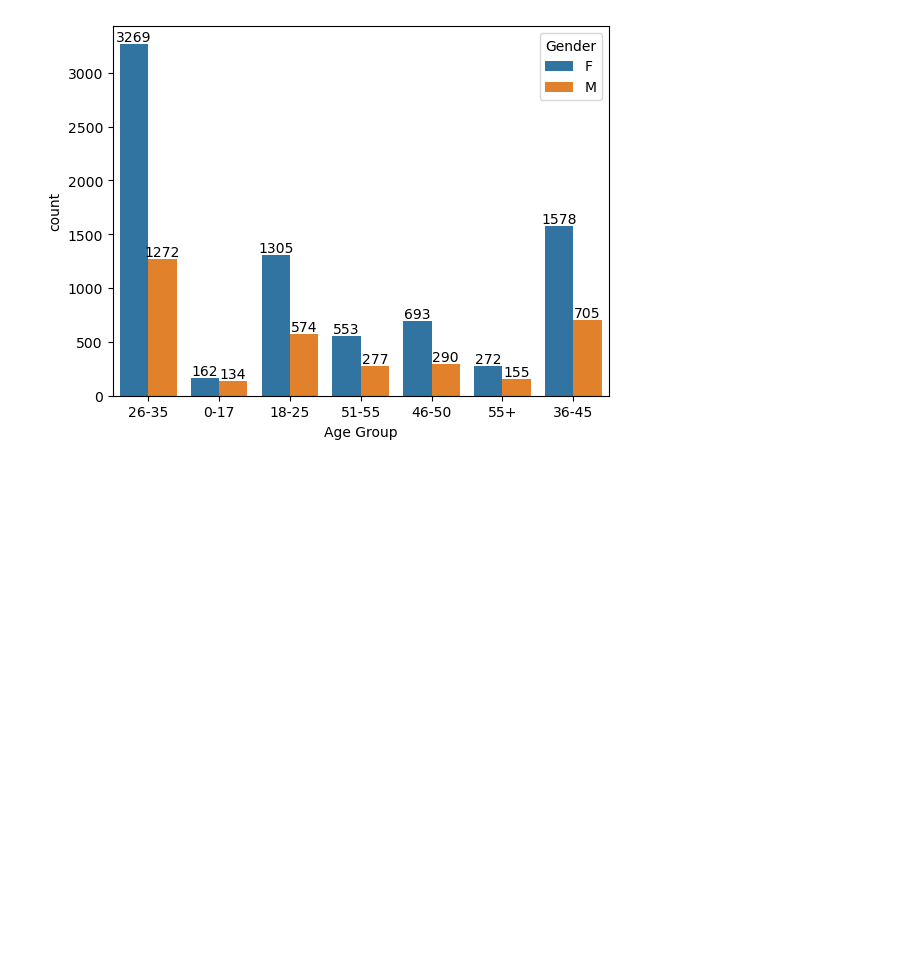
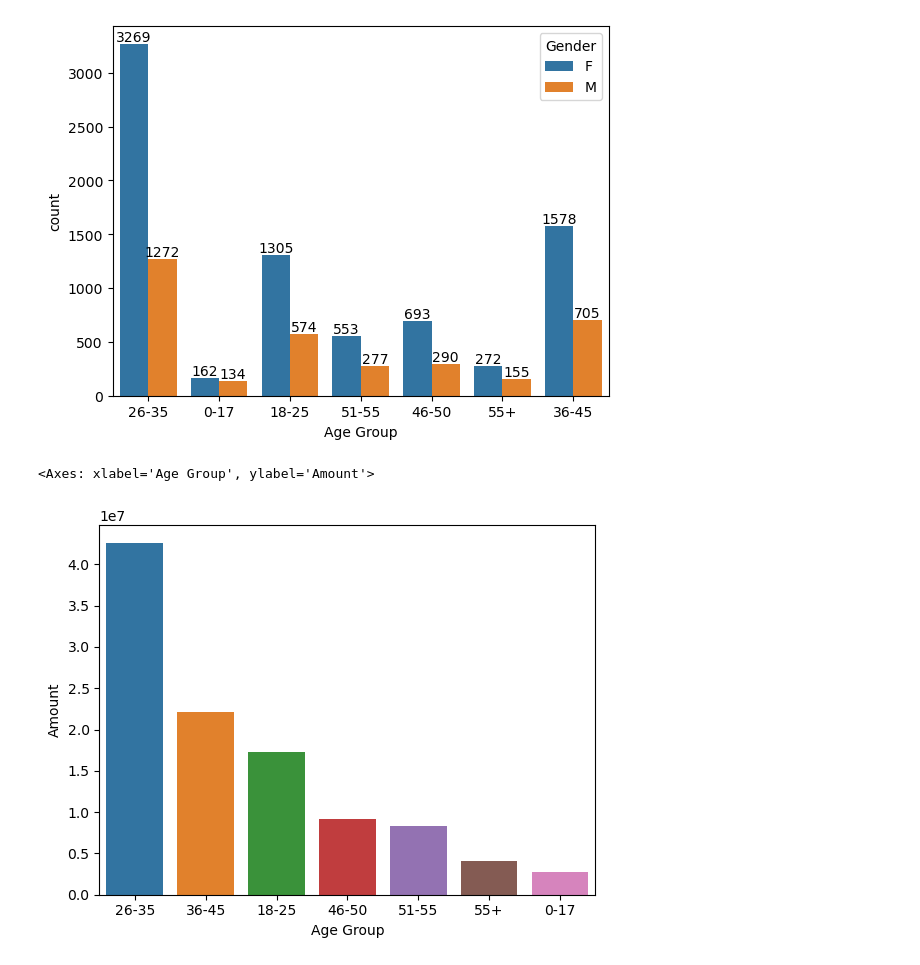
Before and after one commit to Anurag-Kumar-Dubey/Exploratory-Analysis-of-Diwali-Sales-Data, a Jupyter notebook: Exploratory-Analysis-of-Diwali-Sales-Data.ipynb, the cells around one changed output. Saved outputs shown, nothing was run; the diff lists cells and outputs as text; code cells hidden in the pictures; blank space fills up the shorter version.

```diff
--- a/Exploratory-Analysis-of-Diwali-Sales-Data.ipynb
+++ b/Exploratory-Analysis-of-Diwali-Sales-Data.ipynb
@@ -178,3 +178,11 @@ for bars in ax.containers:
     ax.bar_label(bars)
 # %% [output]
 [figure]
+# %%
+# Total Amount vs Age Group
+sales_age = df.groupby(['Age Group'], as_index=False)['Amount'].sum().sort_values(by='Amount', ascending=False)
+
+sns.barplot(x = 'Age Group',y= 'Amount' ,data = sales_age)
+# %% [output]
+<Axes: xlabel='Age Group', ylabel='Amount'>
+[figure, added]
```
Also changed, not shown: parts of 14 cells of this notebook.
